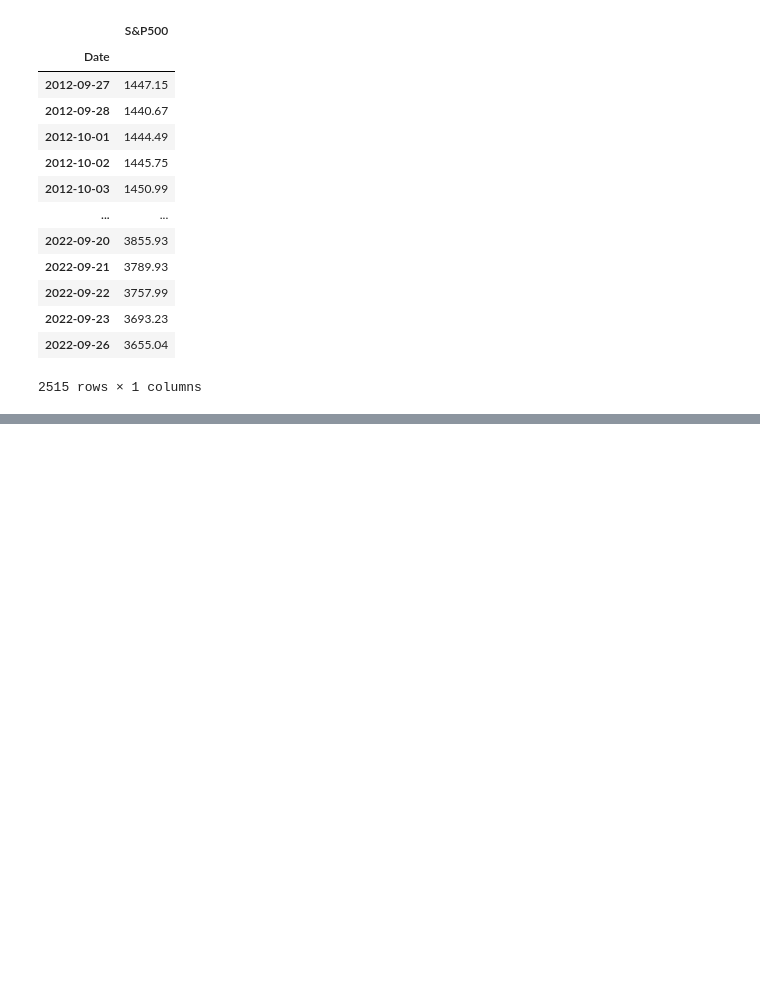
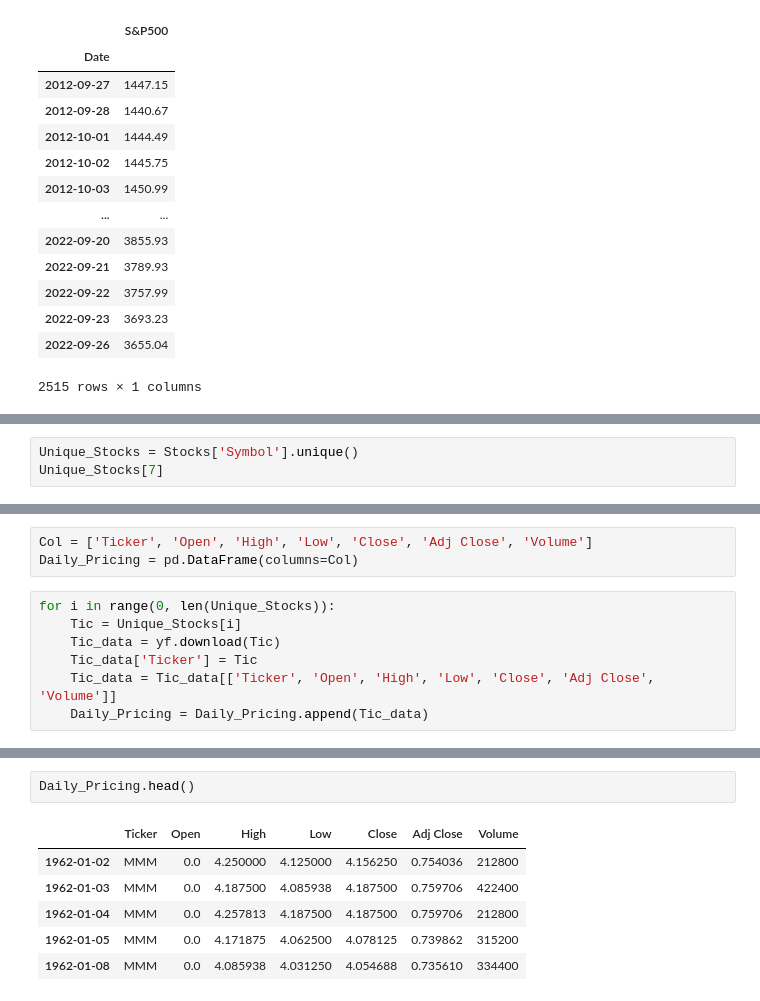
Before and after one commit to talhajamal11/SP500, a Jupyter notebook: sp500_data.ipynb, the cells around one changed output, grey strips where cells are left out. Cells and saved outputs as stored; diff of their text form; blank space fills up the shorter version.

Commit message:
Building a Pricing Table for all SP500 constituents flattened for 10 years

```diff
--- a/sp500_data.ipynb
+++ b/sp500_data.ipynb
@@ -109,0 +166,3 @@ SP500_Index
+# %%
+Unique_Stocks = Stocks['Symbol'].unique()
+Unique_Stocks[7]
@@ -109,0 +171,10 @@ SP500_Index
+# %%
+Col = ['Ticker', 'Open', 'High', 'Low', 'Close', 'Adj Close', 'Volume']
+Daily_Pricing = pd.DataFrame(columns=Col)
+# %%
+for i in range(0, len(Unique_Stocks)):
+    Tic = Unique_Stocks[i]
+    Tic_data = yf.download(Tic)
+    Tic_data['Ticker'] = Tic
+    Tic_data = Tic_data[['Ticker', 'Open', 'High', 'Low', 'Close', 'Adj Close', 'Volume']]
+    Daily_Pricing = Daily_Pricing.append(Tic_data)
@@ -109,0 +199,9 @@ SP500_Index
+# %%
+Daily_Pricing.head()
+# %% [output]
+|  | Ticker | Open | High | Low | Close | Adj Close | Volume |
+| 1962-01-02 | MMM | 0.0 | 4.250000 | 4.125000 | 4.156250 | 0.754036 | 212800 |
+| 1962-01-03 | MMM | 0.0 | 4.187500 | 4.085938 | 4.187500 | 0.759706 | 422400 |
+| 1962-01-04 | MMM | 0.0 | 4.257813 | 4.187500 | 4.187500 | 0.759706 | 212800 |
+| 1962-01-05 | MMM | 0.0 | 4.171875 | 4.062500 | 4.078125 | 0.739862 | 315200 |
+| 1962-01-08 | MMM | 0.0 | 4.085938 | 4.031250 | 4.054688 | 0.735610 | 334400 |
```
Also changed, not shown: parts of 10 cells of this notebook, 1 other file.
